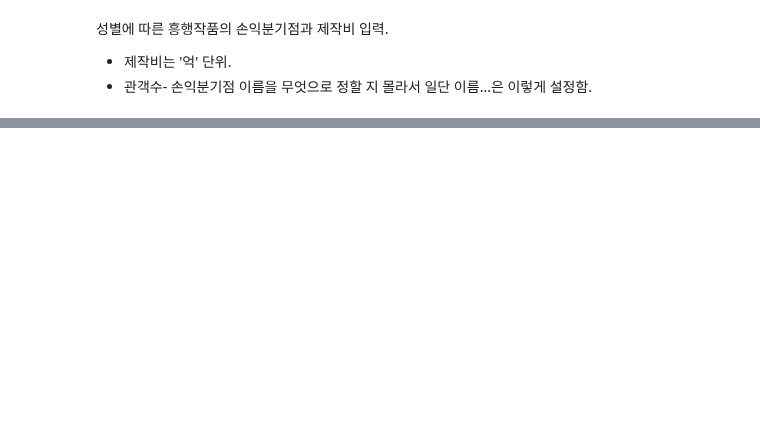
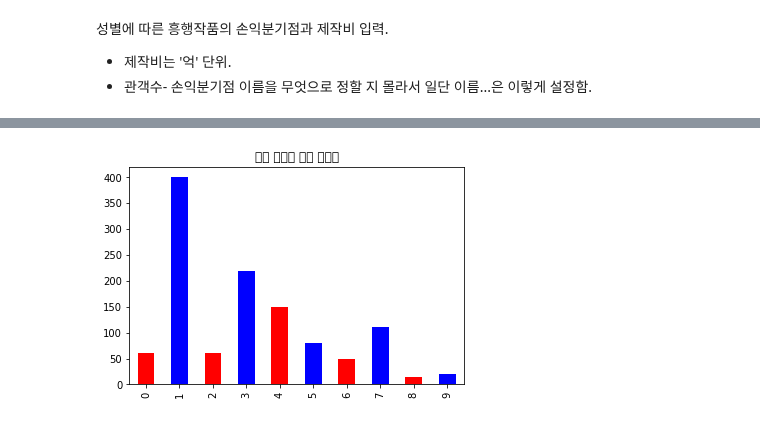
Before and after one commit to kim4pb/Female-led-Korean-Films, a Jupyter notebook: 02.EDA/감독성별_제작비.ipynb, the cells around one changed output, grey strips where cells are left out. Saved outputs shown, nothing was run; the diff lists cells and outputs as text; code cells hidden in the pictures; blank space fills up the shorter version.

```diff
--- a/02.EDA/감독성별_제작비.ipynb
+++ b/02.EDA/감독성별_제작비.ipynb
@@ -117,0 +116,14 @@ money
+# %%
+matplotlib.rcParams['axes.unicode_minus'] = False
+# %%
+ax= money['제작비'].plot(kind='bar', title='감독 성별에 따른 제작비', colors=['red', 'blue'])
+label = ['극한직업', '신과함께-죄와벌', '베테랑', '암살', '택시운전사', '돈', '탐정:리턴즈', '말모이', '리틀포레스트', '부라더']
+n = len(money['영화명'].unique())
+index=np.arange(n)
+
+
+#출처: https://rfriend.tistory.com/411 [R, Python 분석과 프로그래밍의 친구 (by R Friend)]
+#index= np.arange(len(label))
+plt.show()
+# %% [output]
+[figure, added]
```
Also changed, not shown: parts of 15 cells of this notebook, 6 other files.
